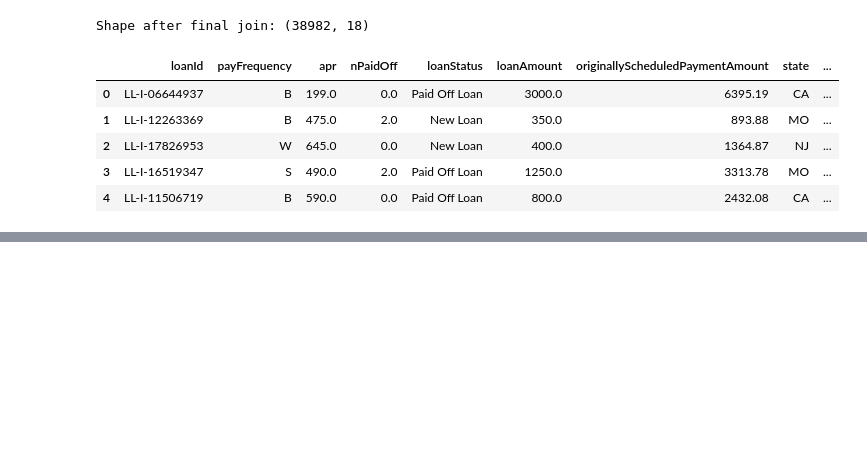
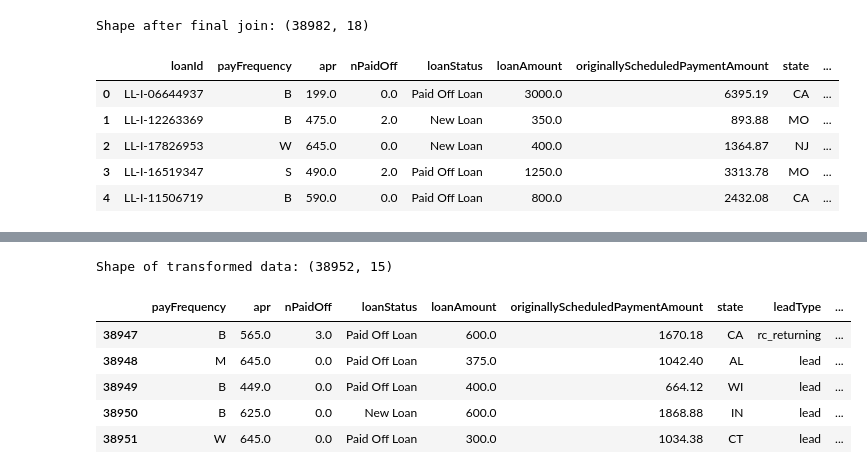
Before and after one commit to Mkho-cs/Loan-Repayment-EDA-Predictive, a Jupyter notebook: notebooks/data_transform.ipynb, the cells around one changed output, grey strips where cells are left out. Saved outputs shown, nothing was run; the diff lists cells and outputs as text; code cells hidden in the pictures; blank space fills up the shorter version.

```diff
--- a/notebooks/data_transform.ipynb
+++ b/notebooks/data_transform.ipynb
@@ -260,0 +340,19 @@ Number of records with NaN: 6924
+# %%
+# Check if save is alright
+transformed_manager = DataLoader()
+transformed_path = os.path.join(feather_path, 'transformed')
+transformed_manager.load_feather(transformed_path)
+# %%
+"""
+Everything matches! Now this data will be used for EDA and modelling.
+"""
+print("Shape of transformed data:", transformed_manager.data.shape)
+transformed_manager.display(5, False)
+# %% [output]
+Shape of transformed data: (38952, 15)
+|  | payFrequency | apr | nPaidOff | loanStatus | loanAmount | originallyScheduledPaymentAmount | state | leadType | ... |
+| 38947 | B | 565.0 | 3.0 | Paid Off Loan | 600.0 | 1670.18 | CA | rc_returning | ... |
+| 38948 | M | 645.0 | 0.0 | Paid Off Loan | 375.0 | 1042.40 | AL | lead | ... |
+| 38949 | B | 449.0 | 0.0 | Paid Off Loan | 400.0 | 664.12 | WI | lead | ... |
+| 38950 | B | 625.0 | 0.0 | New Loan | 600.0 | 1868.88 | IN | lead | ... |
+| 38951 | W | 645.0 | 0.0 | Paid Off Loan | 300.0 | 1034.38 | CT | lead | ... |
```
Also changed, not shown: parts of 12 cells of this notebook.
